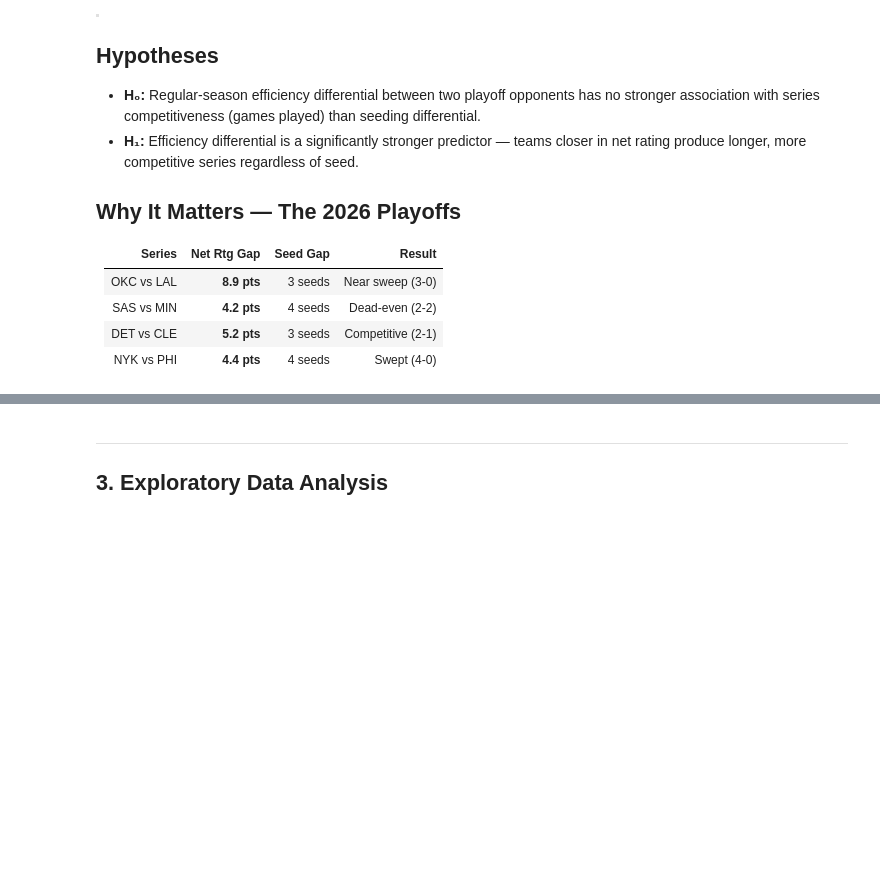
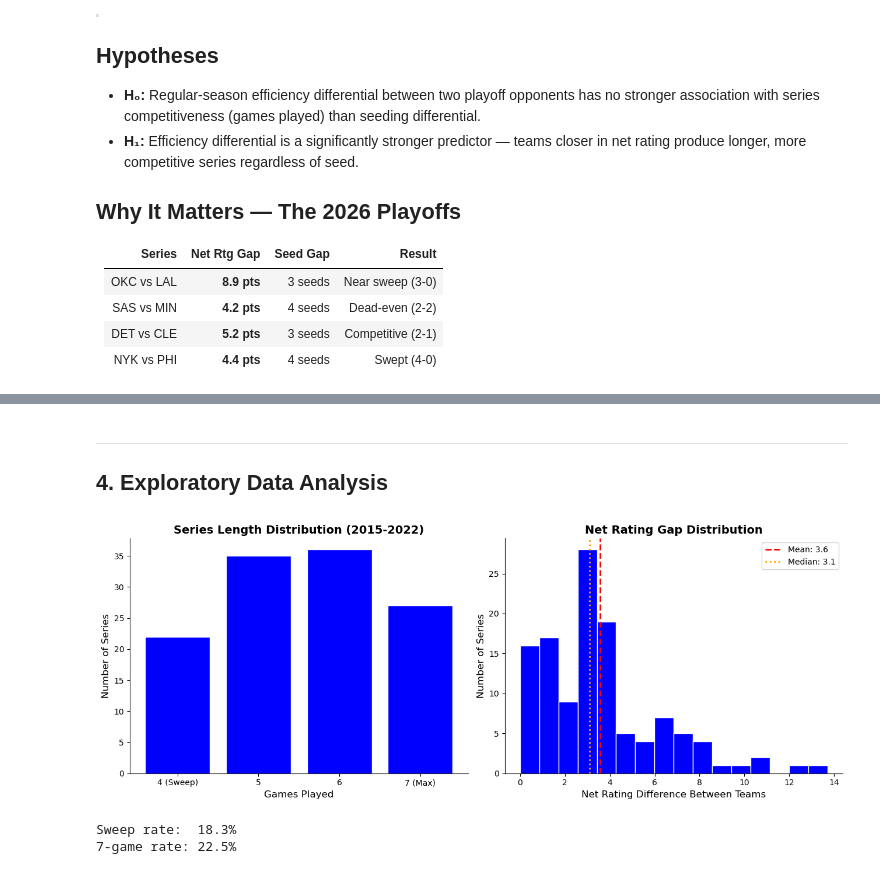
Before and after one commit to HerbertOuma/nba-efficiency-eda, a Jupyter notebook: nba_efficiency_eda.ipynb, the cells around one changed output, grey strips where cells are left out. Cells and saved outputs as stored; diff of their text form; code cells hidden in the pictures; blank space fills up the shorter version.

```diff
--- a/nba_efficiency_eda.ipynb
+++ b/nba_efficiency_eda.ipynb
@@ -84,19 +90,23 @@ print(f'Seasons: {sorted(playoffs["season"].unique())}')
 # %%
 # Step 2: Build series-level results from game-level data
-playoffs['team_a'] = playoffs.apply(
-    lambda r: min(r['team_abbreviation_home'], r['team_abbreviation_away']), axis=1)
-playoffs['team_b'] = playoffs.apply(
-    lambda r: max(r['team_abbreviation_home'], r['team_abbreviation_away']), axis=1)
+playoffs['team_a'] = playoffs[['team_abbreviation_home', 'team_abbreviation_away']].min(axis=1)
+playoffs['team_b'] = playoffs[['team_abbreviation_home', 'team_abbreviation_away']].max(axis=1)
 playoffs['series_key'] = (
     playoffs['season'].astype(str) + '_' + playoffs['team_a'] + '_' + playoffs['team_b'])
 
 games_per_series = playoffs.groupby('series_key').size().reset_index(name='games_played')
 
 def get_winner_loser(grp):
-    home_wins = grp[grp['wl_home'] == 'W']['team_abbreviation_home'].tolist()
-    away_wins = grp[grp['wl_away'] == 'W']['team_abbreviation_away'].tolist()
-    winner = Counter(home_wins + away_wins).most_common(1)[0][0]
-    loser  = [t for t in [grp['team_a'].iloc[0], grp['team_b'].iloc[0]] if t != winner][0]
+    home_wins = grp.loc[grp['wl_home'] == 'W', 'team_abbreviation_home'].tolist()
+    away_wins = grp.loc[grp['wl_away'] == 'W', 'team_abbreviation_away'].tolist()
+    all_winners = home_wins + away_wins
+    winner = pd.Series(all_winners).value_counts().idxmax()
+
+    if grp['team_a'].iloc[0] == winner:
+        loser = grp['team_b'].iloc[0]
+    else:
+        loser = grp['team_a'].iloc[0]
+
     return pd.Series({'season': grp['season'].iloc[0], 'winner': winner, 'loser': loser})
 
 series = playoffs.groupby('series_key').apply(get_winner_loser).reset_index()
@@ -159,36 +216,34 @@ df[['season','winner','loser','games_played',
 # %% [markdown]
 ---
-## 3. Exploratory Data Analysis
+## 4. Exploratory Data Analysis
 # %%
-# Figure 1: Distributions
 fig, axes = plt.subplots(1, 2, figsize=(13, 5))
 
 counts = df['games_played'].value_counts().sort_index()
-axes[0].bar(counts.index, counts.values,
-            color=[NBA_GREY,NBA_GREY,NBA_BLUE,NBA_BLUE], edgecolor='white', linewidth=1.5)
-for x, y in zip(counts.index, counts.values):
-    axes[0].text(x, y+0.5, str(y), ha='center', fontweight='bold', fontsize=11)
-axes[0].set_title('Distribution of Series Length (2015-2022)', fontweight='bold')
+axes[0].bar(counts.index, counts.values, color=NBA_BLUE, edgecolor='white')
+axes[0].set_title('Series Length Distribution (2015-2022)', fontweight='bold')
 axes[0].set_xlabel('Games Played')
 axes[0].set_ylabel('Number of Series')
-axes[0].set_xticks([4,5,6,7])
-axes[0].set_xticklabels(['4\n(Sweep)','5','6','7\n(Max)'])
+axes[0].set_xticks([4, 5, 6, 7])
+axes[0].set_xticklabels(['4 (Sweep)', '5', '6', '7 (Max)'])
 
-axes[1].hist(df['net_rtg_gap'], bins=16, color=NBA_BLUE, edgecolor='white', alpha=0.85)
-axes[1].axvline(df['net_rtg_gap'].mean(), color=NBA_RED, linewidth=2.2, linestyle='--',
-                label=f"Mean: {df['net_rtg_gap'].mean():.1f} pts")
+axes[1].hist(df['net_rtg_gap'], bins=16, color=NBA_BLUE, edgecolor='white')
+axes[1].axvline(df['net_rtg_gap'].mean(), color=NBA_RED, linewidth=2, linestyle='--',
+                label=f"Mean: {df['net_rtg_gap'].mean():.1f}")
 axes[1].axvline(df['net_rtg_gap'].median(), color='orange', linewidth=2, linestyle=':',
-                label=f"Median: {df['net_rtg_gap'].median():.1f} pts")
+                label=f"Median: {df['net_rtg_gap'].median():.1f}")
 axes[1].set_title('Net Rating Gap Distribution', fontweight='bold')
-axes[1].set_xlabel('|Net Rating Differential|')
+axes[1].set_xlabel('Net Rating Difference Between Teams')
 axes[1].set_ylabel('Number of Series')
 axes[1].legend()
 
 plt.tight_layout()
-plt.suptitle('Figure 1: Series Length and Efficiency Gap Distributions', y=1.02,
-             fontsize=13, fontweight='bold')
 plt.show()
 
-print(f'Sweep rate:   {(df["games_played"]==4).mean():.1%}')
-print(f'7-game rate:  {(df["games_played"]==7).mean():.1%}')
+print(f'Sweep rate:  {(df["games_played"]==4).mean():.1%}')
+print(f'7-game rate: {(df["games_played"]==7).mean():.1%}')
+# %% [output]
+[figure, added]
+Sweep rate:  18.3%
+7-game rate: 22.5%
 # %%
```
Also changed, not shown: parts of 26 cells of this notebook.
